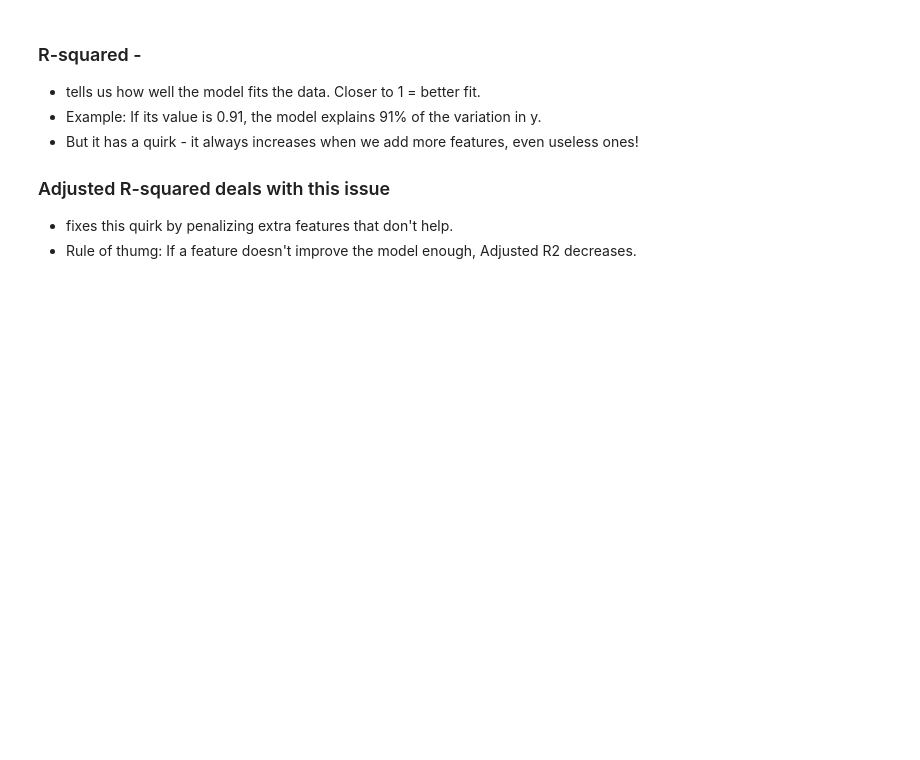
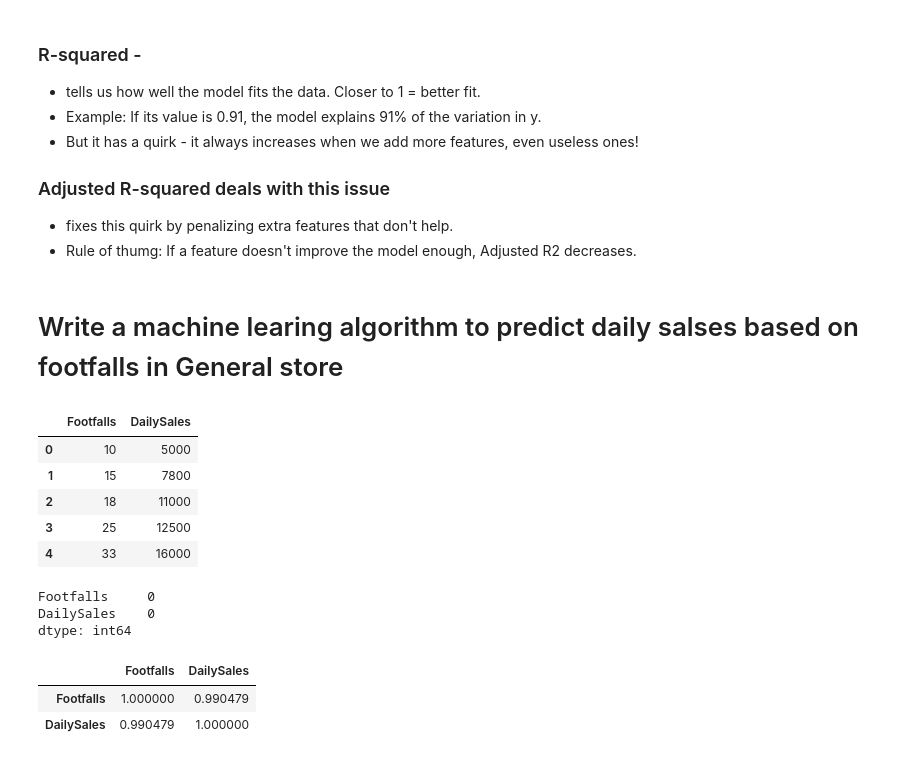
Before and after one commit to AmeyPhutane123/LearningDataScience, a Jupyter notebook: Data Science/LearningNotebooksbyAmey/1_LinearRegressionModel.ipynb, the cells around one changed output. Drawn from its saved outputs; the diff is of its cells as text; code cells hidden in the pictures; blank space fills up the shorter version.

```diff
--- a/Data Science/LearningNotebooksbyAmey/1_LinearRegressionModel.ipynb
+++ b/Data Science/LearningNotebooksbyAmey/1_LinearRegressionModel.ipynb
@@ -182,3 +183,27 @@ model.rsquared, model.rsquared_adj
 ### Adjusted R-squared deals with this issue
 - fixes this quirk by penalizing extra features that don't help.
 - Rule of thumg: If a feature doesn't improve the model enough, Adjusted R2 decreases.
+# %% [markdown]
+# Write a machine learing algorithm to predict daily salses based on footfalls in General store
+# %%
+df = pd.read_csv('Datasets/1_General_Stores.csv')
+df.head()
+# %% [output]
+|  | Footfalls | DailySales |
+| 0 | 10 | 5000 |
+| 1 | 15 | 7800 |
+| 2 | 18 | 11000 |
+| 3 | 25 | 12500 |
+| 4 | 33 | 16000 |
+# %%
+df.isna().sum()
+# %% [output]
+Footfalls     0
+DailySales    0
+dtype: int64
+# %%
+df.corr()
+# %% [output]
+|  | Footfalls | DailySales |
+| Footfalls | 1.000000 | 0.990479 |
+| DailySales | 0.990479 | 1.000000 |
```
Also changed, not shown: parts of 15 cells of this notebook, 1 other file.
